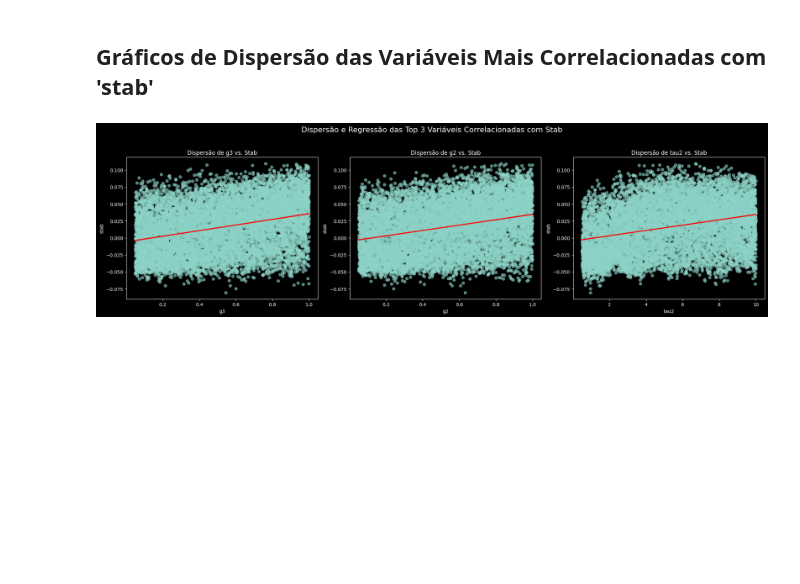
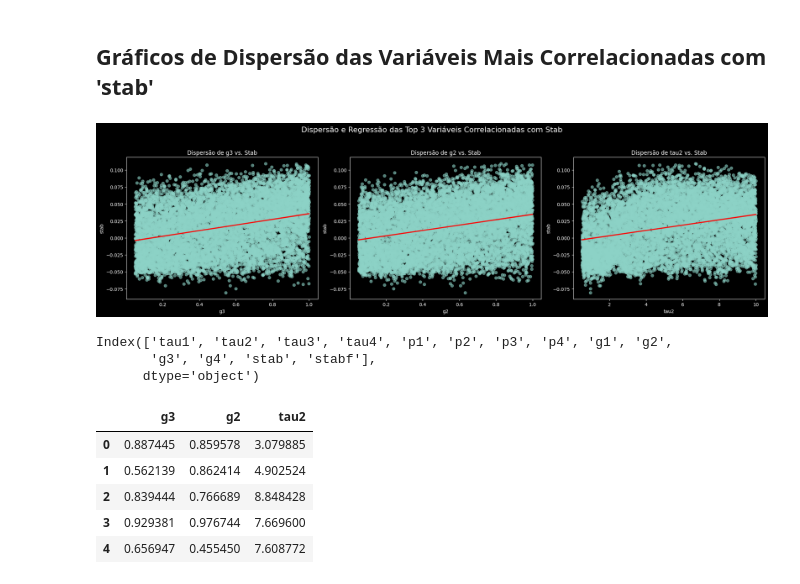
Before and after one commit to gabrielcggs/MACHINE-LEARNING-SERS, a Jupyter notebook: AULA_06_ML_ENERGIA.ipynb, the cells around one changed output. Saved outputs shown, nothing was run; the diff lists cells and outputs as text; code cells hidden in the pictures; blank space fills up the shorter version.

```diff
--- a/AULA_06_ML_ENERGIA.ipynb
+++ b/AULA_06_ML_ENERGIA.ipynb
@@ -292,3 +292,20 @@ plt.show()
 plt.style.use('default')
 # %% [output]
 [figure]
+# %%
+dados.columns
+# %% [output]
+Index(['tau1', 'tau2', 'tau3', 'tau4', 'p1', 'p2', 'p3', 'p4', 'g1', 'g2',
+       'g3', 'g4', 'stab', 'stabf'],
+      dtype='object')
+# %%
+# Dados de entrada do modelo (X):
+X = dados[['g3', 'g2', 'tau2']]
+X.head()
+# %% [output]
+|  | g3 | g2 | tau2 |
+| 0 | 0.887445 | 0.859578 | 3.079885 |
+| 1 | 0.562139 | 0.862414 | 4.902524 |
+| 2 | 0.839444 | 0.766689 | 8.848428 |
+| 3 | 0.929381 | 0.976744 | 7.669600 |
+| 4 | 0.656947 | 0.455450 | 7.608772 |
```
Also changed, not shown: parts of 7 cells of this notebook.
